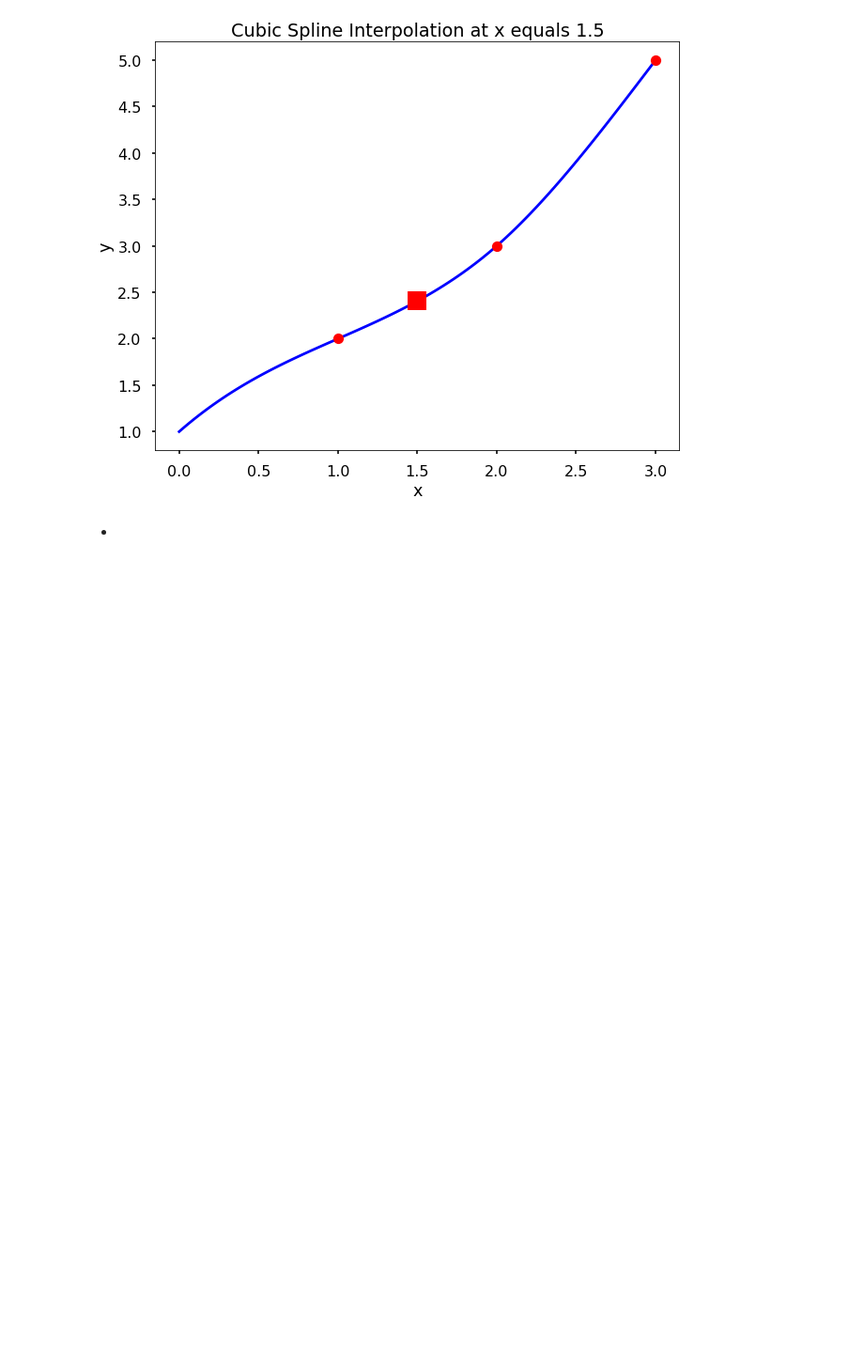
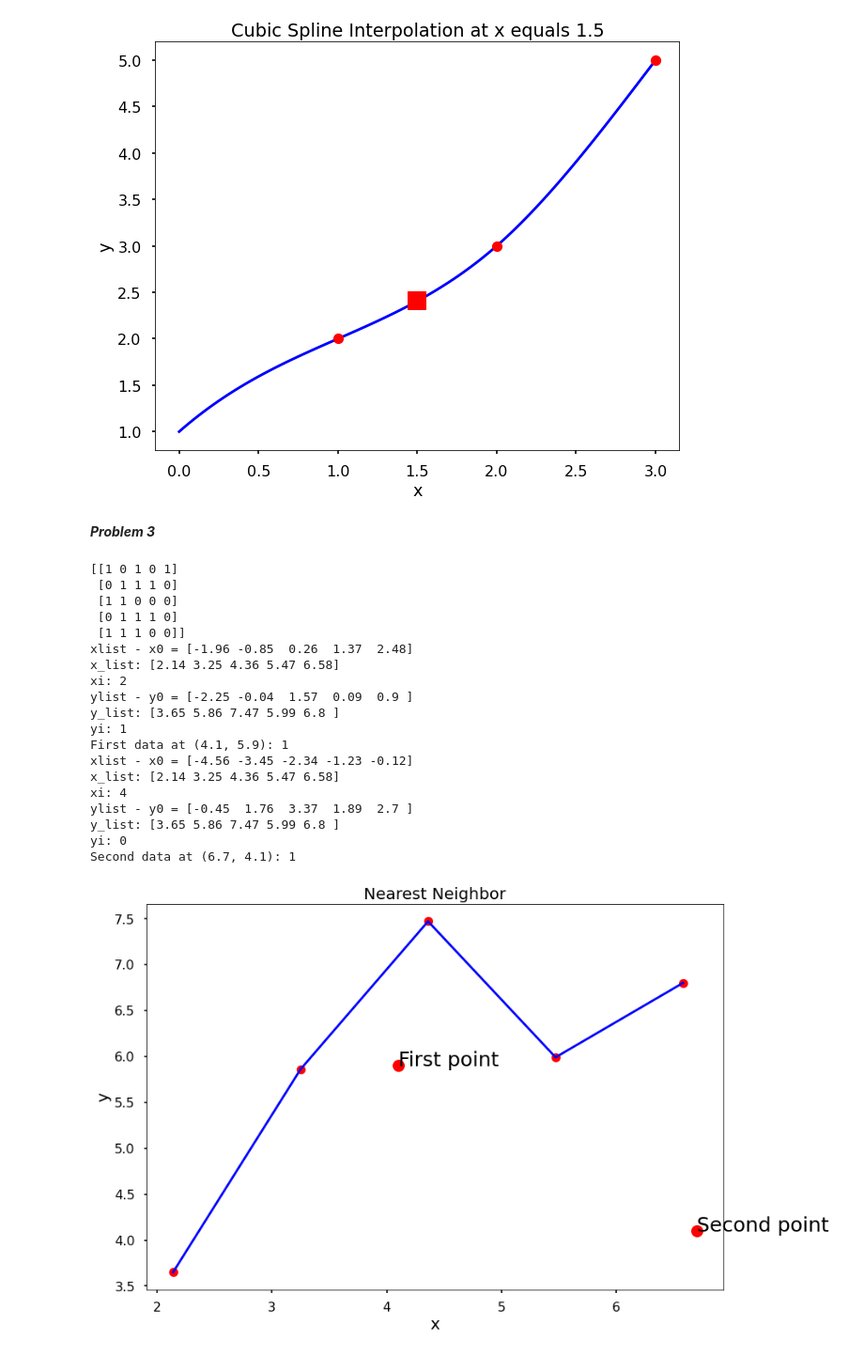
Before and after one commit to hyperkraz/MAT421, a Jupyter notebook: HW2.ipynb, the cells around one changed output. Shown at 94% size. Saved outputs shown, nothing was run; the diff lists cells and outputs as text; code cells hidden in the pictures; blank space fills up the shorter version.

```diff
--- a/HW2.ipynb
+++ b/HW2.ipynb
@@ -142,4 +142,69 @@ plt.show()
 # %% [output]
 [figure]
 # %% [markdown]
- -
+***Problem 3***
+# %%
+import numpy as np
+import matplotlib.pyplot as plt
+
+def my_nearest_neighbour(x0, y0, x):
+  xi = np.abs(x_list - x0).argmin()
+
+  print("xlist - x0 =", (x_list - x0))
+  print("x_list:", x_list, "\nxi:", xi)
+
+  yi = np.abs(y_list - y0).argmin()
+
+  print("ylist - y0 =", (y_list - y0))
+  print("y_list:", y_list, "\nyi:", yi)
+
+  return data[xi, yi]
+
+x_list = np.array([2.14, 3.25, 4.36, 5.47, 6.58])
+y_list = np.array([3.65, 5.86, 7.47, 5.99, 6.8])
+data = np.array([[1, 0, 1, 0, 1], [0, 1, 1, 1, 0], [1, 1, 0, 0, 0], [0, 1, 1, 1, 0], [1, 1, 1, 0, 0]])
+
+print(data)
+
+dat1 = my_nearest_neighbour(4.1, 5.9, x_list)
+print("First data at (4.1, 5.9):", dat1)
+
+dat2 = my_nearest_neighbour(6.7, 4.1, x_list)
+print("Second data at (6.7, 4.1):", dat2)
+
+plt.plot(x_list, y_list, "ro")
+plt.plot(x_list, y_list, "b")
+
+plt.annotate("First point", (4.1, 5.9), size = 25)
+plt.plot(4.1, 5.9, 'ro', ms = 15)
+
+plt.annotate("Second point", (6.7, 4.1), size = 25)
+plt.plot(6.7, 4.1, 'ro', ms = 15)
+
+plt.xlabel("x", size = 20)
+plt.ylabel("y", size = 20)
+
+plt.title("Nearest Neighbor", size = 20)
+
+plt.show()
+# %% [output]
+[[1 0 1 0 1]
+ [0 1 1 1 0]
+ [1 1 0 0 0]
+ [0 1 1 1 0]
+ [1 1 1 0 0]]
+xlist - x0 = [-1.96 -0.85  0.26  1.37  2.48]
+x_list: [2.14 3.25 4.36 5.47 6.58]
+xi: 2
+ylist - y0 = [-2.25 -0.04  1.57  0.09  0.9 ]
+y_list: [3.65 5.86 7.47 5.99 6.8 ]
+yi: 1
+First data at (4.1, 5.9): 1
+xlist - x0 = [-4.56 -3.45 -2.34 -1.23 -0.12]
+x_list: [2.14 3.25 4.36 5.47 6.58]
+xi: 4
+ylist - y0 = [-0.45  1.76  3.37  1.89  2.7 ]
+y_list: [3.65 5.86 7.47 5.99 6.8 ]
+yi: 0
+Second data at (6.7, 4.1): 1
+[figure, added]
```
